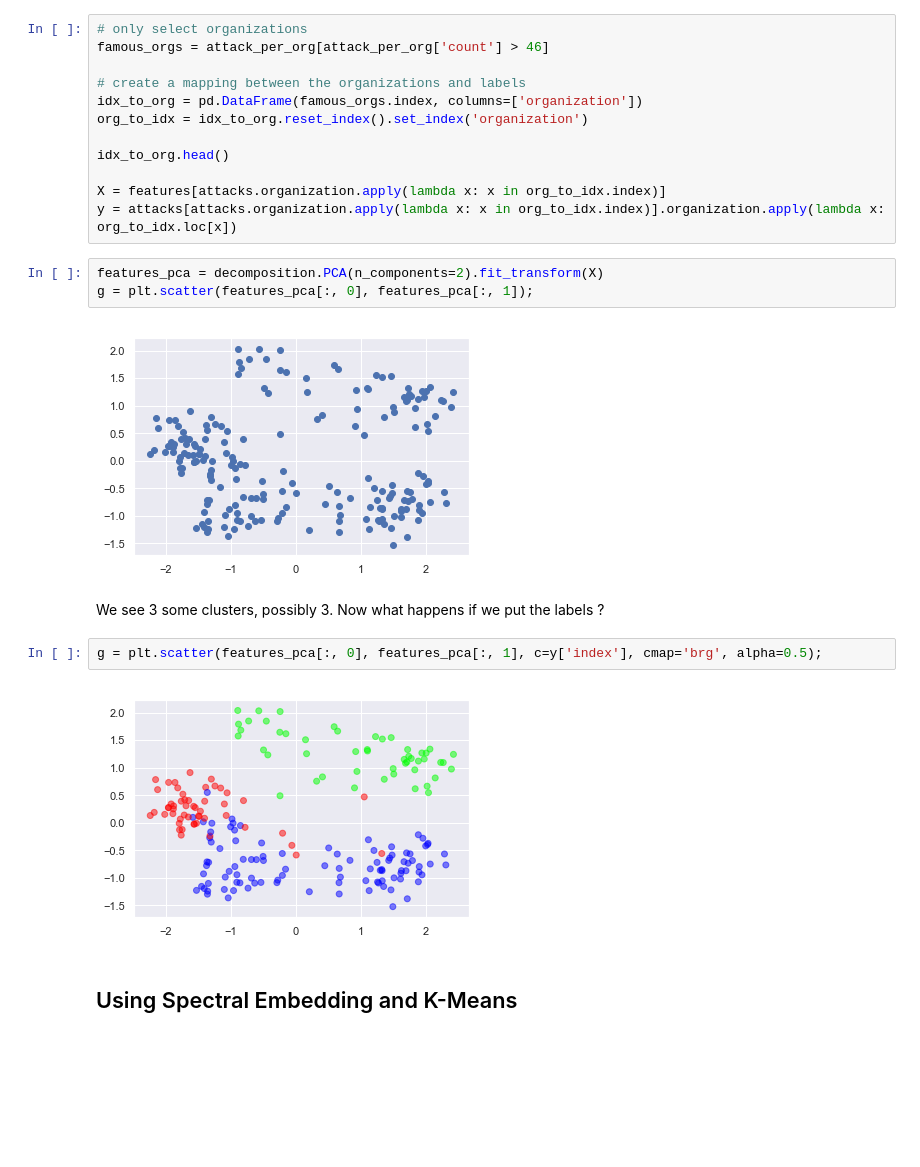
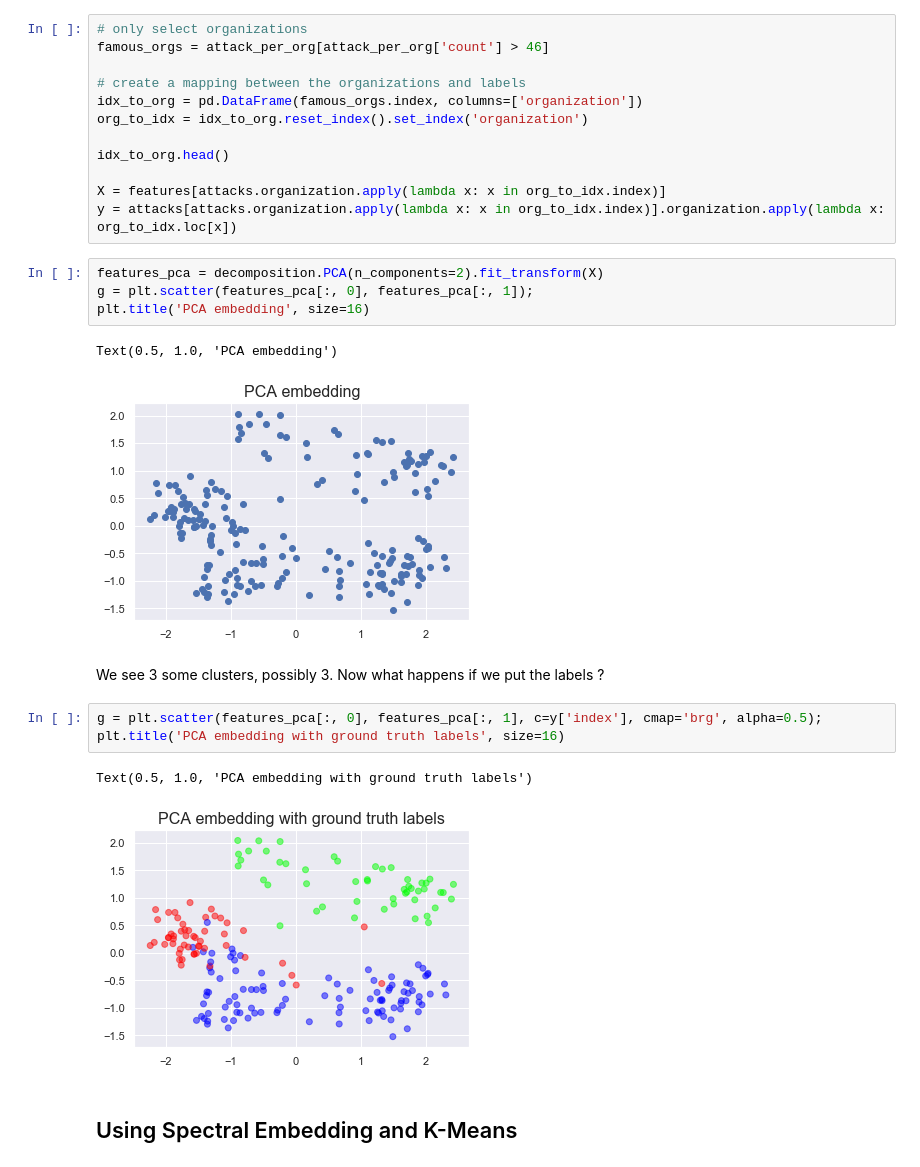
Before and after one commit to yusiZou/NTDS_project, a Jupyter notebook: code.ipynb, the cells around one changed output. Drawn from its saved outputs; the diff is of its cells as text; blank space fills up the shorter version.

Commit message:
added plot title

```diff
--- a/code.ipynb
+++ b/code.ipynb
@@ -271,14 +271,18 @@ y = attacks[attacks.organization.apply(lambda x: x in org_to_idx.index)].organiz
 # %%
 features_pca = decomposition.PCA(n_components=2).fit_transform(X)
 g = plt.scatter(features_pca[:, 0], features_pca[:, 1]);
+plt.title('PCA embedding', size=16)
 # %% [output]
+Text(0.5, 1.0, 'PCA embedding')
-[figure, old version]
+[figure, new version]
 # %% [markdown]
 We see 3 some clusters, possibly 3. Now what happens if we put the labels ?
 # %%
 g = plt.scatter(features_pca[:, 0], features_pca[:, 1], c=y['index'], cmap='brg', alpha=0.5);
+plt.title('PCA embedding with ground truth labels', size=16)
 # %% [output]
+Text(0.5, 1.0, 'PCA embedding with ground truth labels')
-[figure, old version]
+[figure, new version]
 # %% [markdown]
 ## Using Spectral Embedding and K-Means
 # %% [markdown]
```
Also changed, not shown: parts of 3 cells of this notebook.
